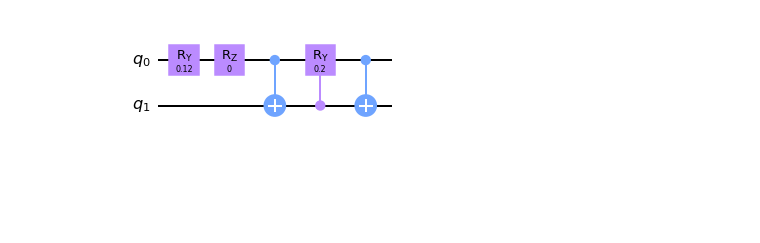
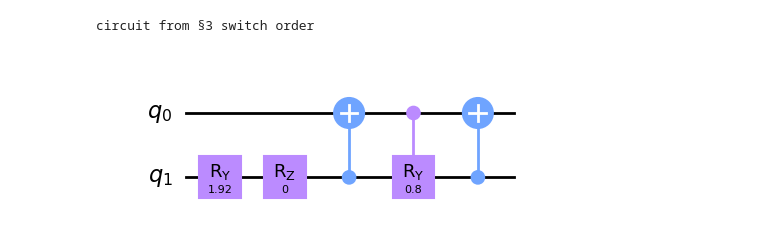
Before and after one commit to RePlasma/s11128-019-2272-z, a Jupyter notebook: Vissers2019.ipynb, the cells around one changed output. Cells and saved outputs as stored; diff of their text form; code cells hidden in the pictures; blank space fills up the shorter version.

```diff
--- a/Vissers2019.ipynb
+++ b/Vissers2019.ipynb
@@ -42,28 +203,17 @@ circuit.draw("mpl")
 # %%
-kappa = 1
-omega = 0
-Omega = 12
-lbd = sqrt(0.01)
-
+print('circuit from §3 switch order')
 # create quantum register (bundle of qubits)
+lbd = sqrt(0.16)
 qreg_q = QuantumRegister(2, 'q')
-
-# we could add a classical register to record
-#creg_c = ClassicalRegister(2, 'c')
-
-# and then add both the quantum and classical to the circuit
-#circuit = QuantumCircuit(qreg_q, creg_c)
-
 circuit = QuantumCircuit(qreg_q)
-
-# add individual gates
-circuit.ry(Omega*lbd**2, qreg_q[0])
-circuit.rz(omega*lbd**2, qreg_q[0])
-circuit.cx(qreg_q[0],qreg_q[1])
-circuit.cry(2*sqrt(kappa)*lbd, qreg_q[1], qreg_q[0])
-circuit.cx(qreg_q[0],qreg_q[1])
-
+# add individual gates (but switch order)
+circuit.ry(Omega*lbd**2, qreg_q[1])
+circuit.rz(omega*lbd**2, qreg_q[1])
+circuit.cx(qreg_q[1],qreg_q[0])
+circuit.cry(2*sqrt(kappa)*lbd, qreg_q[0], qreg_q[1])
+circuit.cx(qreg_q[1],qreg_q[0])
 # draw
 circuit.draw('mpl')
 # %% [output]
+circuit from §3 switch order
-[figure, old version]
+[figure, new version]
```
Also changed, not shown: parts of 20 cells of this notebook, 2 other files.
